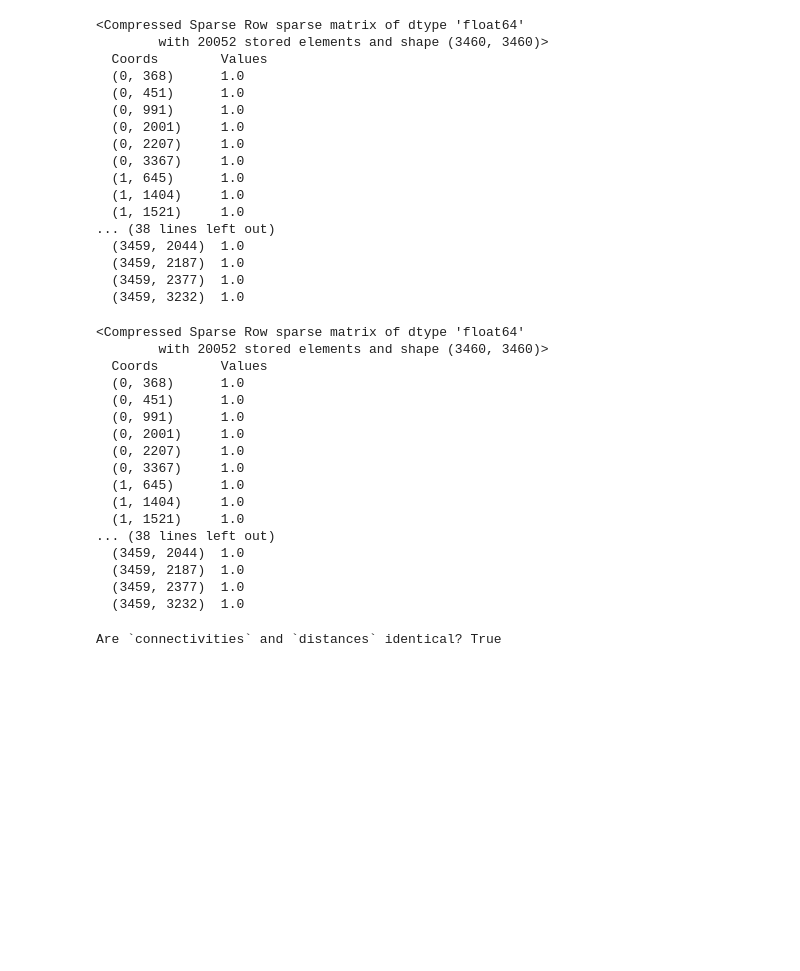
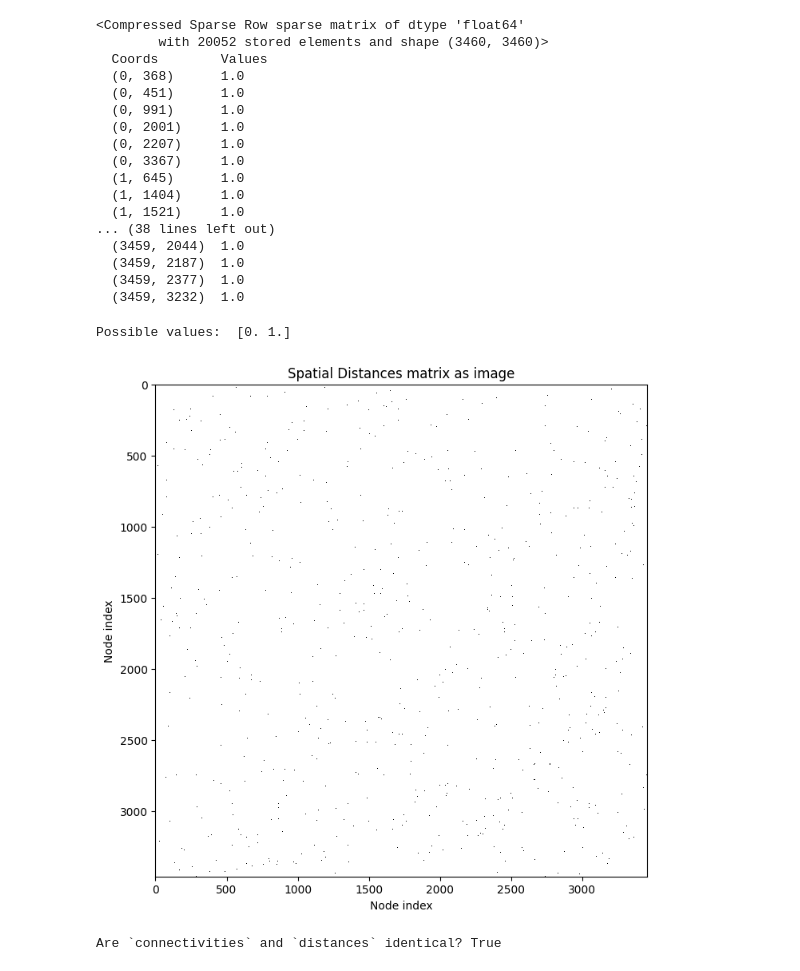
Before and after one commit to taomasgonzalez/GNNCellClassification, a Jupyter notebook: DataAnalysis.ipynb, the cells around one changed output. Cells and saved outputs as stored; diff of their text form; code cells hidden in the pictures; blank space fills up the shorter version.

```diff
--- a/DataAnalysis.ipynb
+++ b/DataAnalysis.ipynb
@@ -313,24 +299,17 @@ print(spatial_connectivities)
   (3459, 2377)  1.0
   (3459, 3232)  1.0
 # %%
+from matplotlib import pyplot as plt
 spatial_distances = ann_data['151676'].obsp['spatial_distances']
-print(spatial_distances)
+print("Possible values: ", np.unique(spatial_distances.toarray()))
+
+plt.figure(figsize=(8,8))
+plt.imshow(spatial_distances.todense(), cmap="Greys", interpolation="none", aspect="equal")
+plt.title("Spatial Distances matrix as image")
+plt.xlabel("Node index")
+plt.ylabel("Node index")
+plt.show()
 # %% [output]
-<Compressed Sparse Row sparse matrix of dtype 'float64'
-        with 20052 stored elements and shape (3460, 3460)>
-  Coords        Values
-  (0, 368)      1.0
-  (0, 451)      1.0
-  (0, 991)      1.0
-  (0, 2001)     1.0
-  (0, 2207)     1.0
-  (0, 3367)     1.0
-  (1, 645)      1.0
-  (1, 1404)     1.0
-  (1, 1521)     1.0
-... (38 lines left out)
-  (3459, 2044)  1.0
-  (3459, 2187)  1.0
-  (3459, 2377)  1.0
-  (3459, 3232)  1.0
+Possible values:  [0. 1.]
+[figure, added]
 # %%
```
Also changed, not shown: parts of 28 cells of this notebook.
